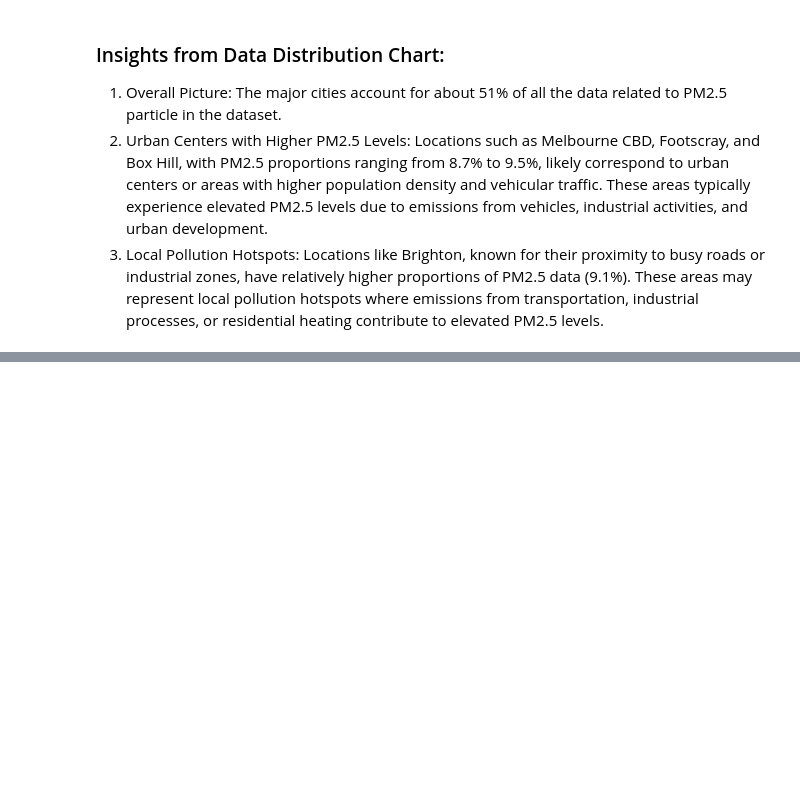
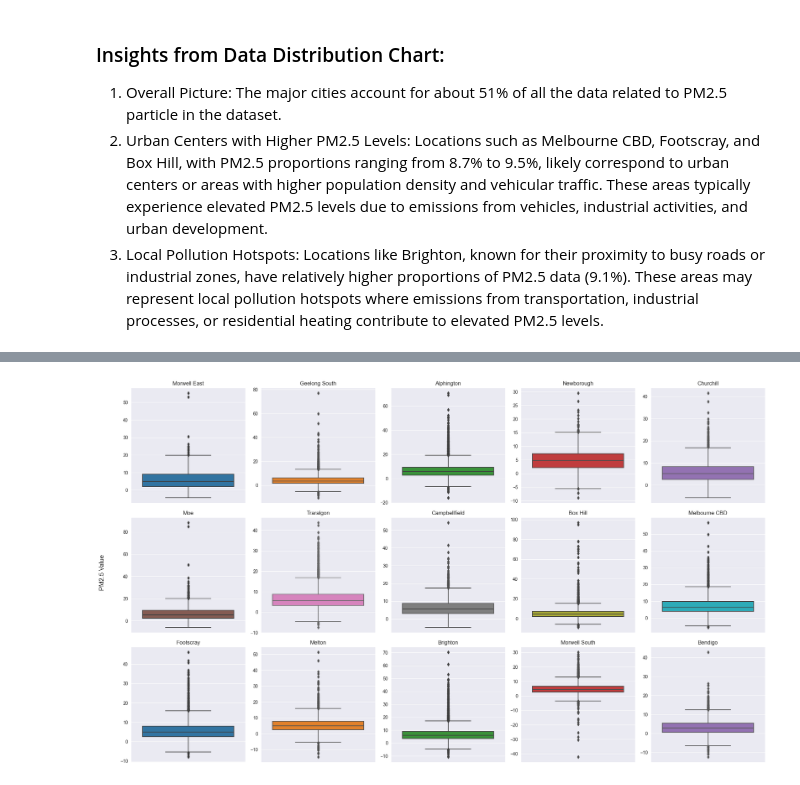
Before and after one commit to Rafsan7238/Analysing-Air-Quality-and-Lung-Disorder-in-Australia, a Jupyter notebook: frontend/Air Quality Analysis.ipynb, the cells around one changed output, grey strips where cells are left out. Cells and saved outputs as stored; diff of their text form; code cells hidden in the pictures; blank space fills up the shorter version.

Commit message:
Distribution of PM2.5 Across Different Locations

```diff
--- a/frontend/Air Quality Analysis.ipynb
+++ b/frontend/Air Quality Analysis.ipynb
@@ -204,0 +211,36 @@ Locations like Brighton, known for their proximity to busy roads or industrial z
+# %%
+import math
+
+# Filter data for PM2.5 parameter
+pm25_data = data[data['parameter_name'] == 'PM2.5']
+
+# Get unique locations
+unique_locations = pm25_data['location_name'].unique()
+
+# Calculate number of rows and columns
+num_locations = len(unique_locations)
+num_rows = 3
+num_cols = math.ceil(num_locations / num_rows)
+
+# Define a custom color palette with enough distinct colors
+palette = sns.color_palette('tab10', n_colors=num_locations)
+
+# Create subplots for each location
+fig, axes = plt.subplots(num_rows, num_cols, figsize=(20, 12))
+
+# Flatten axes array to handle both single and multiple subplots
+axes = axes.flatten()
+
+# Iterate over unique locations and create boxplots
+for i, location in enumerate(unique_locations):
+    sns.boxplot(y='value', data=pm25_data[pm25_data['location_name'] == location], ax=axes[i], color=palette[i])
+    axes[i].set_title(f'{location}')
+    axes[i].set_ylabel('')
+
+# Add shared y-axis label
+fig.text(-0.02, 0.5, 'PM2.5 Value', ha='center', va='center', rotation='vertical', fontsize=14)
+
+plt.tight_layout()
+plt.show()
+# %% [output]
+[figure, added]
```
Also changed, not shown: parts of 8 cells of this notebook.
